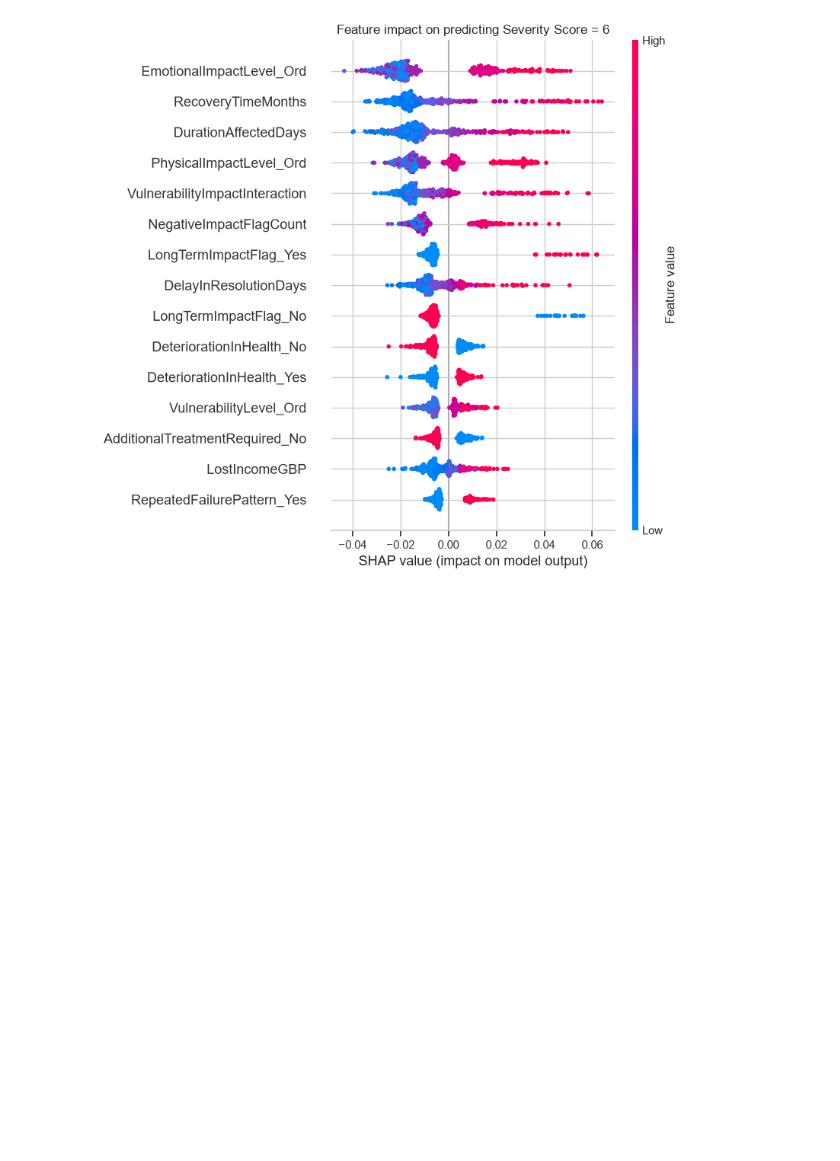
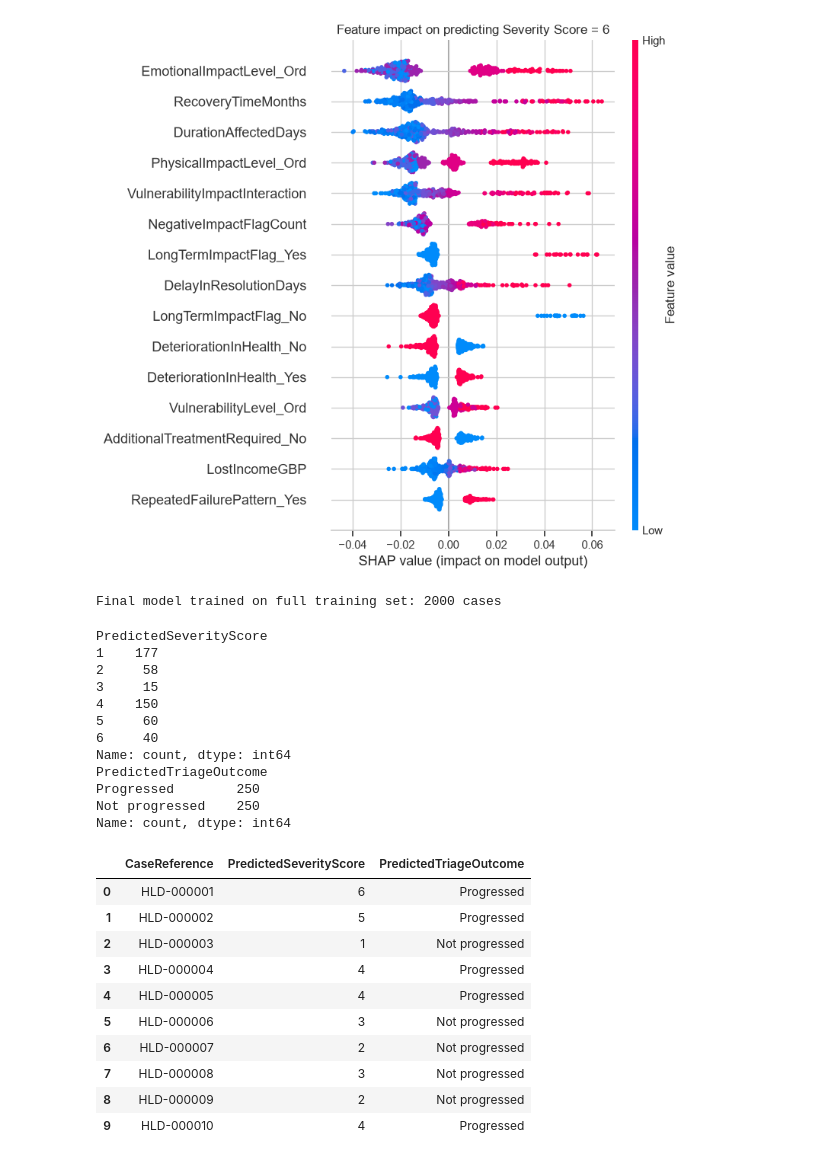
Before and after one commit to abshilpa/severity-score-triage-model, a Jupyter notebook: notebooks/01_eda.ipynb, the cells around one changed output. Cells and saved outputs as stored; diff of their text form; code cells hidden in the pictures; blank space fills up the shorter version.

Commit message:
Generate final holdback predictions using two-stage threshold-calibrated model

```diff
--- a/notebooks/01_eda.ipynb
+++ b/notebooks/01_eda.ipynb
@@ -603,3 +603,82 @@ plt.tight_layout()
 plt.show()
 # %% [output]
 [figure]
+# %%
+#refit final model on full training data:
+
+final_model = RandomForestClassifier(
+    n_estimators=500,
+    min_samples_split=10,
+    min_samples_leaf=2,
+    max_features='log2',
+    max_depth=8,
+    class_weight='balanced',
+    random_state=42,
+    n_jobs=-1,
+)
+final_model.fit(X_no_leakage, y_train_full)
+print("Final model trained on full training set:", X_no_leakage.shape[0], "cases")
+# %% [output]
+Final model trained on full training set: 2000 cases
+# %%
+#two-stage prediction function, applied to the holdback set:
+
+FINAL_THRESHOLD = 0.360  # calibrated for ~97% recall on severe cases (see Cell 21)
+
+def predict_severity_two_stage(model, X, threshold):
+    proba = model.predict_proba(X)
+    classes = model.classes_  # e.g. [1, 2, 3, 4, 5, 6]
+
+    progressed_idx = [i for i, c in enumerate(classes) if c >= 4]
+    not_progressed_idx = [i for i, c in enumerate(classes) if c < 4]
+
+    p_progress = proba[:, progressed_idx].sum(axis=1)
+    triage_outcome = np.where(p_progress >= threshold, 'Progressed', 'Not progressed')
+
+    predicted_score = np.empty(len(X), dtype=int)
+    for row in range(len(X)):
+        if triage_outcome[row] == 'Progressed':
+            best_local_idx = progressed_idx[np.argmax(proba[row, progressed_idx])]
+        else:
+            best_local_idx = not_progressed_idx[np.argmax(proba[row, not_progressed_idx])]
+        predicted_score[row] = classes[best_local_idx]
+
+    return predicted_score, triage_outcome, p_progress
+
+predicted_scores, triage_outcomes, p_progress_scores = predict_severity_two_stage(
+    final_model, X_holdback_no_leakage, FINAL_THRESHOLD
+)
+
+predictions_df = pd.DataFrame({
+    'CaseReference': holdback['CaseReference'],
+    'PredictedSeverityScore': predicted_scores,
+    'PredictedTriageOutcome': triage_outcomes,
+})
+
+print(predictions_df['PredictedSeverityScore'].value_counts().sort_index())
+print(predictions_df['PredictedTriageOutcome'].value_counts())
+predictions_df.head(10)
+# %% [output]
+PredictedSeverityScore
+1    177
+2     58
+3     15
+4    150
+5     60
+6     40
+Name: count, dtype: int64
+PredictedTriageOutcome
+Progressed        250
+Not progressed    250
+Name: count, dtype: int64
+|  | CaseReference | PredictedSeverityScore | PredictedTriageOutcome |
+| 0 | HLD-000001 | 6 | Progressed |
+| 1 | HLD-000002 | 5 | Progressed |
+| 2 | HLD-000003 | 1 | Not progressed |
+| 3 | HLD-000004 | 4 | Progressed |
+| 4 | HLD-000005 | 4 | Progressed |
+| 5 | HLD-000006 | 3 | Not progressed |
+| 6 | HLD-000007 | 2 | Not progressed |
+| 7 | HLD-000008 | 3 | Not progressed |
+| 8 | HLD-000009 | 2 | Not progressed |
+| 9 | HLD-000010 | 4 | Progressed |
```
Also changed, not shown: parts of 1 cell of this notebook, 1 other file.
